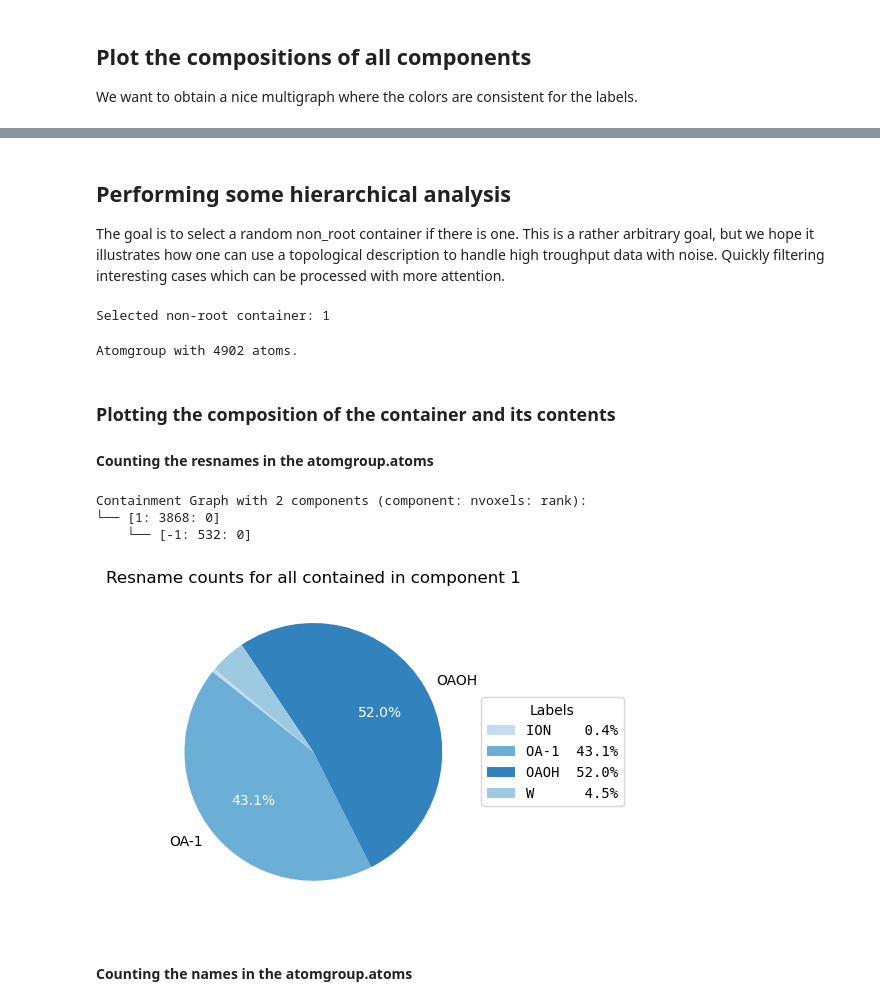
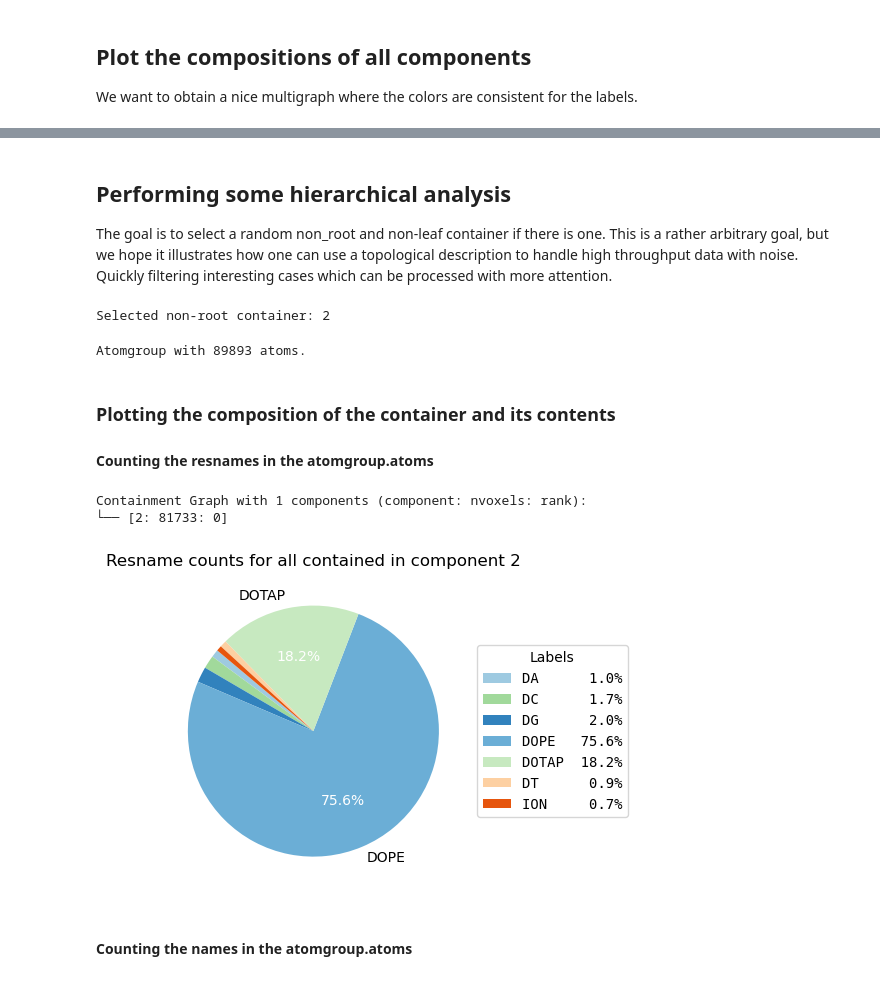
Before and after one commit to BartBruininks/mdvcontainment, a Jupyter notebook: examples/notebooks/axiomatic_voxels.ipynb, the cells around one changed output, grey strips where cells are left out. Saved outputs shown, nothing was run; the diff lists cells and outputs as text; code cells hidden in the pictures.

```diff
--- a/examples/notebooks/axiomatic_voxels.ipynb
+++ b/examples/notebooks/axiomatic_voxels.ipynb
@@ -58,4 +60,6 @@ Wall time: 325 ms
 # %%
 #!{vmd} components.pdb # The components are written to the betafactors
 # %%
-filtered_nodes = {key:value for key, value in containment.voxel_containment.voxel_counts.items() if value > 20}
+# We can filter out noise nodes by using their voxel size as a threshold
+filtered_nodes = {int(key):int(value) for key, value in containment.voxel_containment.voxel_counts.items() if value > 20}
+print(filtered_nodes)
@@ -62,3 +68,6 @@ filtered_nodes = {key:value for key, value in containment.voxel_containment.voxe
 # %%
-print(containment.voxel_containment.format_containment(filtered_nodes))
+# A view can be made on a containment to only include a subset of nodes, merging the nodes
+# that are not included into their ancestors.
+containment_view = containment.node_view(filtered_nodes.keys())
+print(containment_view)
 # %% [output]
@@ -128,15 +147,15 @@ Containment Graph with 3 components (component: nvoxels: rank):
 # %% [markdown]
 ## Performing some hierarchical analysis
-The goal is to select a random non_root container if there is one.
+The goal is to select a random non_root and non-leaf container if there is one.
 This is a rather arbitrary goal, but we hope it illustrates
 how one can use a topological description to handle high
-troughput data with noise. Quickly filtering interesting cases
+throughput data with noise. Quickly filtering interesting cases
 which can be processed with more attention.
 # %%
 # Preparing the node sets for our selection
-all_nodes = set(containment.voxel_containment.nodes)
-root_nodes = set(containment.voxel_containment.root_nodes)
-leaf_nodes = set(containment.voxel_containment.leaf_nodes)
+all_nodes = set(containment_view.voxel_containment.nodes)
+root_nodes = set(containment_view.voxel_containment.root_nodes)
+leaf_nodes = set(containment_view.voxel_containment.leaf_nodes)
 
 # Select containers which are not absolute outsides.
 #  Since they contain something they cannot be a leaf node
@@ -150,12 +169,12 @@ try:
 except IndexError:
     print('No component satisfies the specified conditions.')
 # %% [output]
-Selected non-root container: 1
+Selected non-root container: 2
 # %%
 # Get the atomgroup from the list of nodes.
 visualize = False
 if node is not None:
-    container = containment.get_atomgroup_from_nodes([node], containment=True)
+    container = containment_view.get_atomgroup_from_nodes([node], containment=True)
     print(f'Atomgroup with {len(container)} atoms.')
     # Write the atomgroup
     container.write('random_container.pdb')
@@ -165,37 +184,35 @@ if node is not None:
 else:
     raise ValueError('There are no non-root containers in the system.')
 # %% [output]
-Atomgroup with 4902 atoms.
+Atomgroup with 89893 atoms.
 # %% [markdown]
 ### Plotting the composition of the container and its contents
 #### Counting the resnames in the atomgroup.atoms
 # %%
-# Get the downstream nodes to obtain the whole container.
-nodes = containment.voxel_containment.get_downstream_nodes([node])
+# Make another view to only get the nodes downstream of the selected node
+containment_view_view = containment_view.node_view([node])
+nodes = [node]
 # %%
-# Print the conainment graph selection
-print(containment.voxel_containment.format_containment(nodes))
+# Print the containment graph selection
+print(containment_view_view)
 # Obtain the compositions for the nodes
-compositions_dict = cl.get_compositions(containment, nodes, 'resnames')
-# Combine the counts for all the compositions in the container.
-composition_dict = cl.combine_dicts(compositions_dict)
+composition_dict = cl.get_compositions(containment_view_view, nodes, 'resnames')[node]
 # Get all the unique resnames
-unique_labels = cl.get_unique_labels(u, mode='resnames')
+unique_labels = cl.get_unique_labels(containment_view_view.universe, mode='resnames')
 # Map the unique labels to a color
 color_map = cl.get_color_mapping(unique_labels)
 # Create the plots (the plotter can plot into supgraphs!)
 scale = 5
 fig, ax = plt.subplots(figsize=(scale, scale))
 ax.set_title(f'Resname counts for all contained in component {node}')
 cl.plot_pie_chart(composition_dict, ax, color_map, cutoff=5)
 # Prevent legend, figure overlap
 plt.tight_layout()
 # Show the final plot!
 plt.show()
 # %% [output]
-Containment Graph with 2 components (component: nvoxels: rank):
-└── [1: 3868: 0]
-    └── [-1: 532: 0]
+Containment Graph with 1 components (component: nvoxels: rank):
+└── [2: 81733: 0]
-[figure, old version]
+[figure, new version]
 # %% [markdown]
 #### Counting the names in the atomgroup.atoms
```
Also changed, not shown: parts of 9 cells of this notebook.
